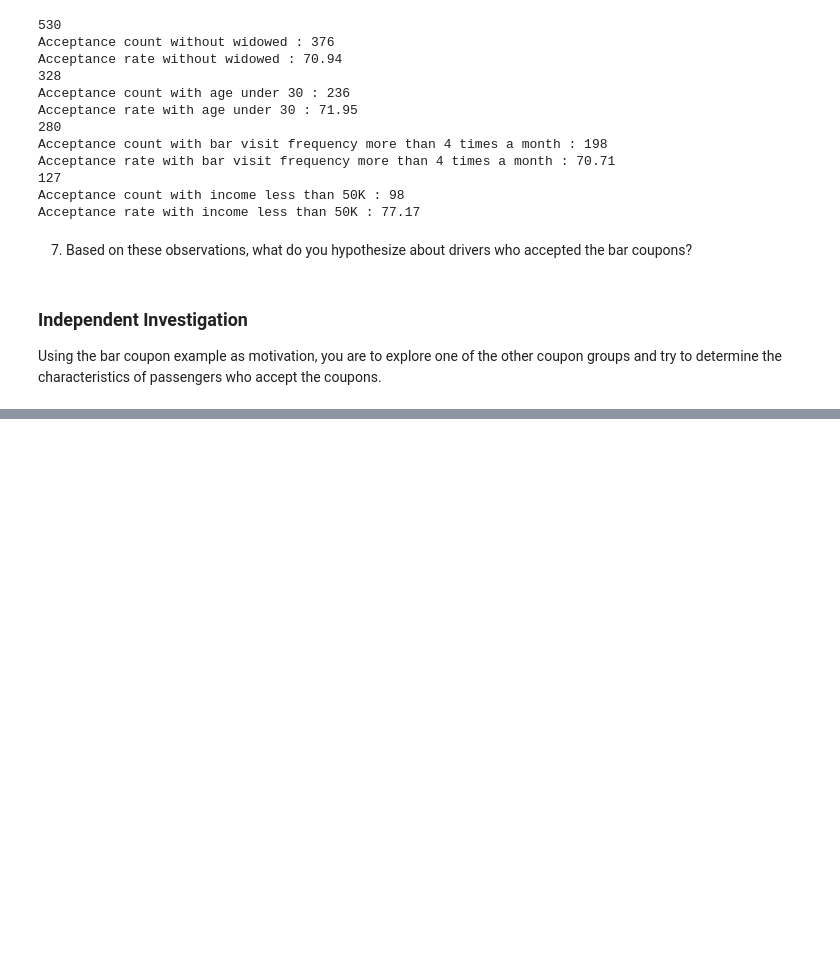
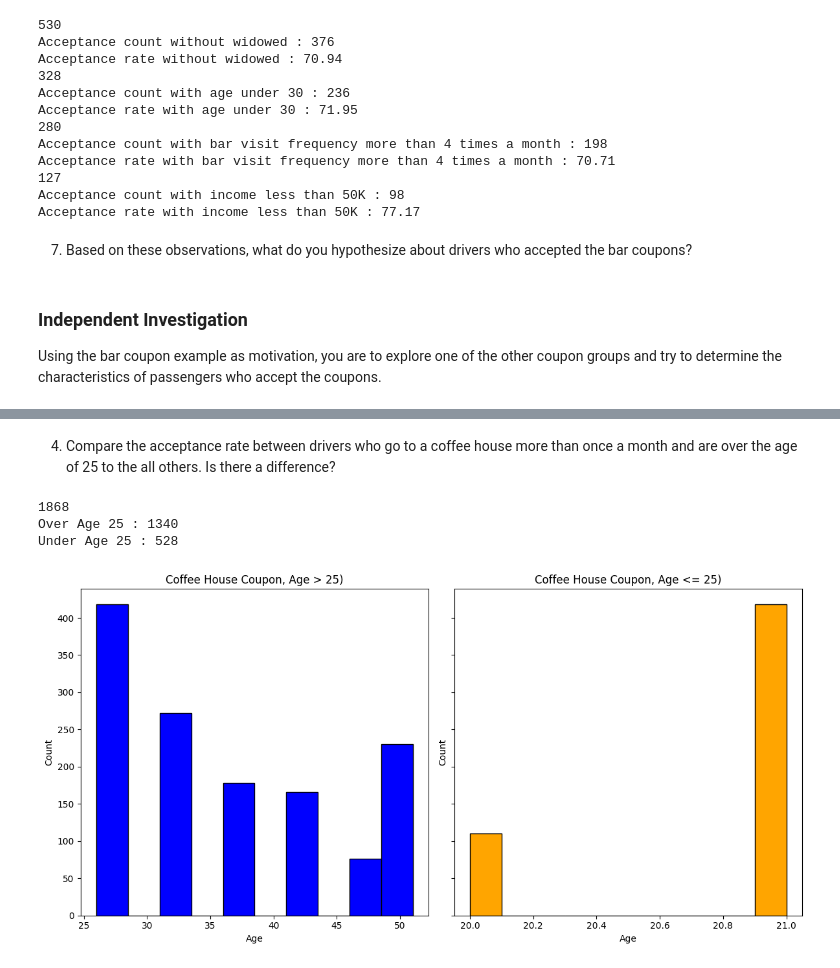
Before and after one commit to kapilsharma2411/assignment5_1_starter, a Jupyter notebook: PracticalAssignment-5_1.ipynb, the cells around one changed output, grey strips where cells are left out. Drawn from its saved outputs; the diff is of its cells as text; code cells hidden in the pictures; blank space fills up the shorter version.

```diff
--- a/PracticalAssignment-5_1.ipynb
+++ b/PracticalAssignment-5_1.ipynb
@@ -364,0 +429,36 @@ Using the bar coupon example as motivation, you are to explore one of the other
+# %% [markdown]
+4. Compare the acceptance rate between drivers who go to a coffee house more than once a month and are over the age of 25 to the all others. Is there a difference?
+# %%
+#Let's see if age has any effect on Coffee House coupon usage
+chMoreThanOnce = dfCoffeeHouse[dfCoffeeHouse['CoffeeHouse'] >= 2]
+print(len(chMoreThanOnce))#Total of 582 entries with Coffee House visit frequency more than once a month
+
+over25AgeCh = chMoreThanOnce[chMoreThanOnce['age'] > 25]
+print("Over Age 25 : " + str(len(over25AgeCh)))#Total of 1928 entries with age over 25
+
+under25AgeCh = chMoreThanOnce[chMoreThanOnce['age'] <= 25]
+print("Under Age 25 : " + str(len(under25AgeCh)))#Total of 0 entries with age under or equal to 25
+
+fig, axes = plt.subplots(1, 2, figsize=(12, 6), sharey=True)
+
+#Histogram for over 25 age group
+axes[0].hist(over25AgeCh['age'], bins=10, color='blue', edgecolor='black')
+axes[0].set_title('Coffee House Coupon, Age > 25)')
+axes[0].set_xlabel('Age')
+axes[0].set_ylabel('Count')
+
+#Histogram for under or equal to 25 age group
+axes[1].hist(under25AgeCh['age'], bins=10, color='orange', edgecolor='black')
+axes[1].set_title('Coffee House Coupon, Age <= 25)')
+axes[1].set_xlabel('Age')
+axes[1].set_ylabel('Count')
+
+plt.tight_layout()
+plt.show()
+
+#As we can see, there are very few entries with age under or equal to 25 in the dataset. So, we cannot confidently compare the acceptance rate of Coffee House coupons based on age group.
+# %% [output]
+1868
+Over Age 25 : 1340
+Under Age 25 : 528
+[figure, added]
```
Also changed, not shown: parts of 9 cells of this notebook.
